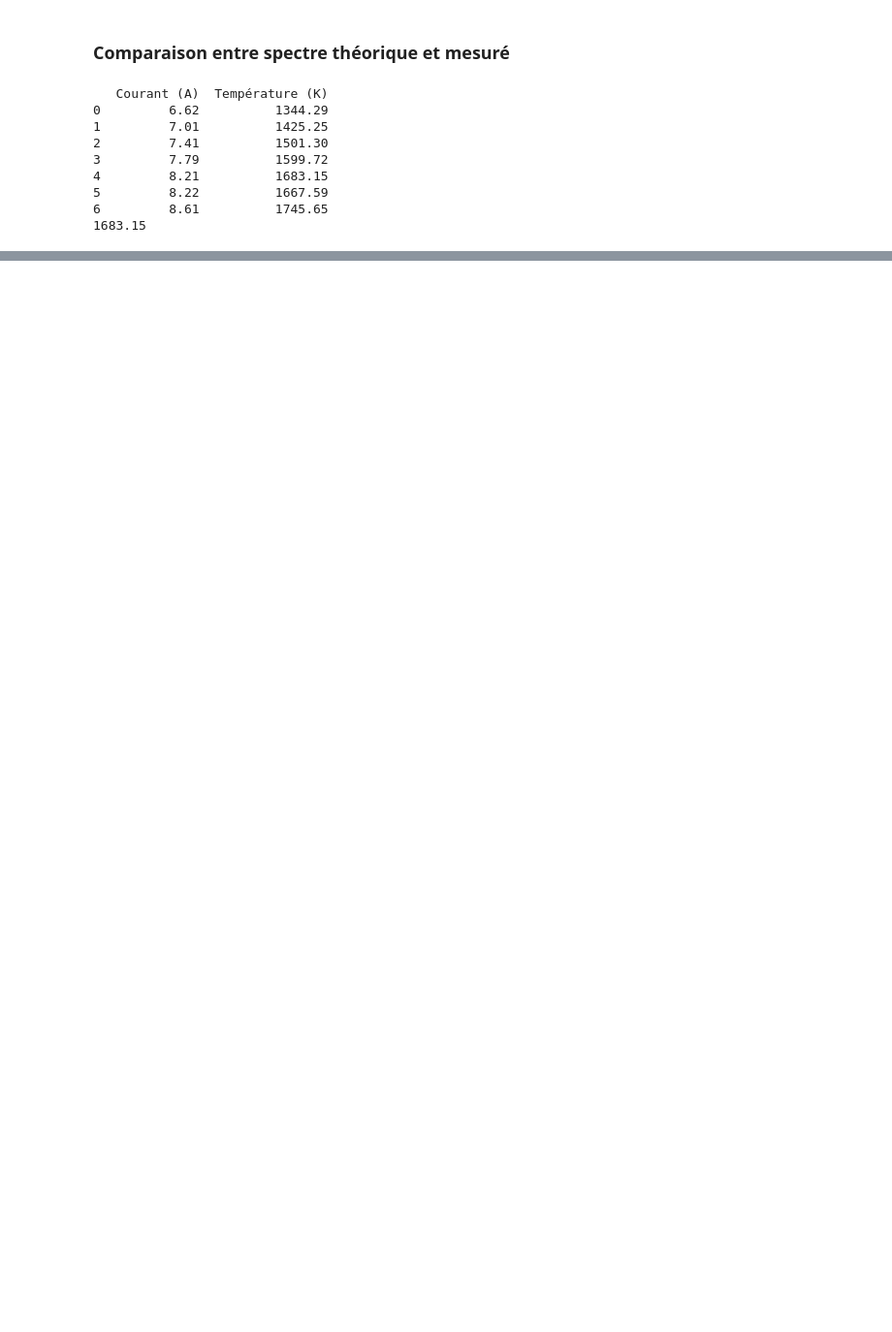
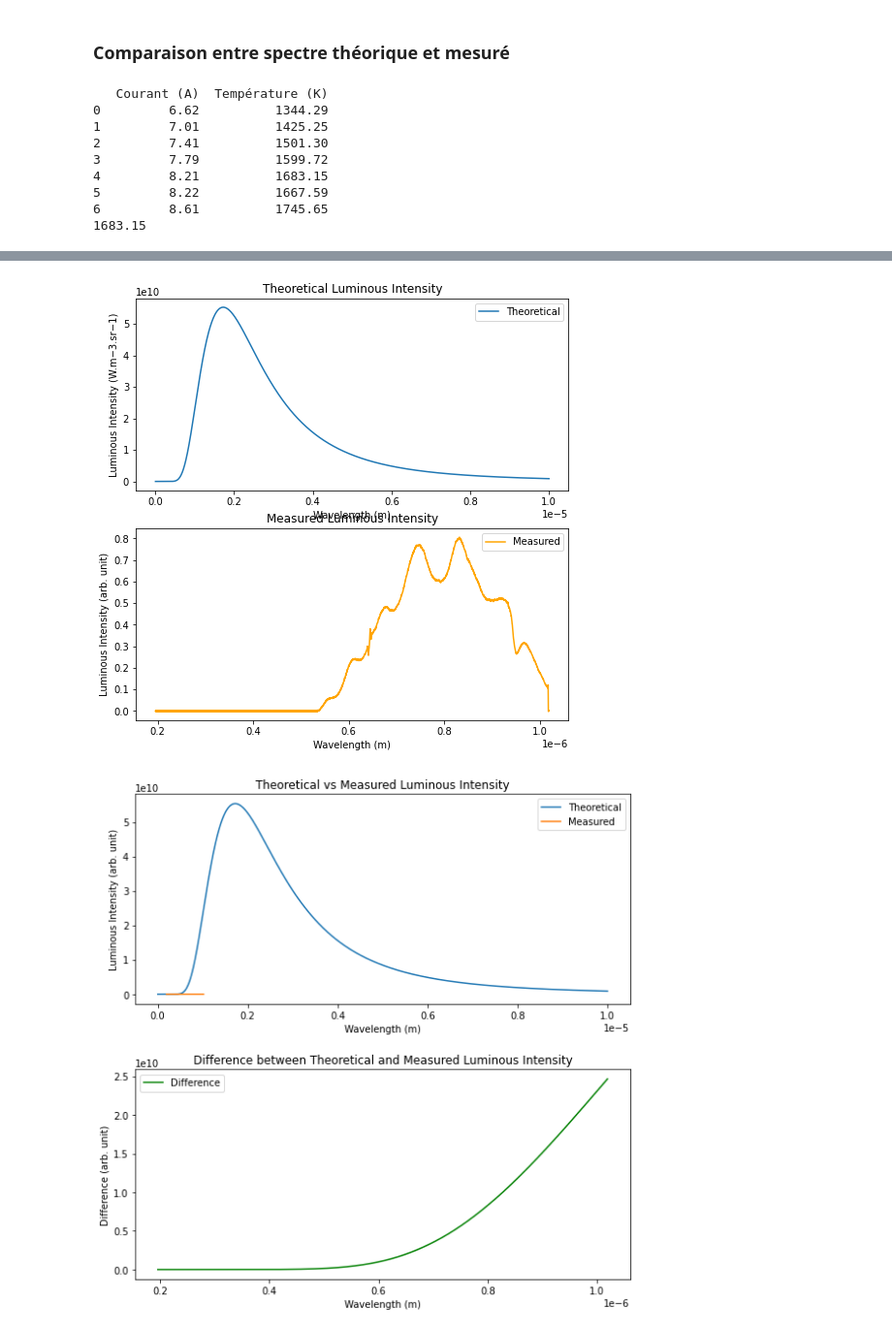
Before and after one commit to mboissiere/activites-experimentales, a Jupyter notebook: thermique.ipynb, the cells around one changed output, grey strips where cells are left out. Shown at 97% size. Cells and saved outputs as stored; diff of their text form; code cells hidden in the pictures; blank space fills up the shorter version.

```diff
--- a/thermique.ipynb
+++ b/thermique.ipynb
@@ -63,16 +76,17 @@ ValueError: Length mismatch: Expected axis has 6 elements, new values have 3 ele
+# %%
+# Convert wavelength to meters
+df['wavelength (m)'] = df['wavelength (nm)'] * 1e-9  # Assuming wavelength is in nanometers, convert to meters
+
+# For theoretical plotting of Planck's law
+lambda_min = 1e-9  # Minimum wavelength in meters
+lambda_max = 1e-5  # Maximum wavelength in meters
+nb_lambdas = 1000  # Number of wavelengths for the theoretical sample
 # %%
-
-# Read the file into a DataFrame
-df = pd.read_csv('data/Courant701mA.txt', sep=';', names=['wavelength (nm)', 'luminous_intensity (arb. unit)'])
-
-# Convert wavelength to meters
-df['wavelength (m)'] = df['wavelength (nm)'] * 1e-9  # Assuming wavelength is in nanometers, convert to meters
-
 # Compute theoretical luminous intensity using Planck's law
-df['theoretical_luminous_intensity'] = (2 * h * c**2) / (df['wavelength (m)']**5 * (np.exp((h * c) / (df['wavelength (m)'] * kB * T)) - 1))
+df['theoretical luminous intensity (W.m−3.sr−1)'] = (2 * h * c**2) / (df['wavelength (m)']**5 * (np.exp((h * c) / (df['wavelength (m)'] * kB * T)) - 1))
 
 # Compute the difference between theoretical and measured luminous intensity
-df['difference'] = df['theoretical_luminous_intensity'] - df['luminous_intensity (arb. unit)']
+df['difference'] = df['theoretical luminous intensity (W.m−3.sr−1)'] - df['average luminous intensity (arb. unit)']
 
 # Add a sample of wavelengths
 sample_wavelengths = np.linspace(lambda_min, lambda_max, num=nb_lambdas)
@@ -84,12 +98,12 @@ fig1, axs1 = plt.subplots(2, 1, figsize=(8, 8))
 # Plot the theoretical luminous intensity
 axs1[0].plot(sample_wavelengths, sample_theoretical_luminous_intensity, label='Theoretical')
 axs1[0].set_xlabel('Wavelength (m)')
-axs1[0].set_ylabel('Luminous Intensity (arb. unit)')
+axs1[0].set_ylabel('Luminous Intensity (W.m−3.sr−1)')
 axs1[0].set_title('Theoretical Luminous Intensity')
 axs1[0].legend()
 
 # Plot the measured luminous intensity
-axs1[1].plot(df['wavelength (m)'], df['luminous_intensity (arb. unit)'], label='Measured', color='orange')
+axs1[1].plot(df['wavelength (m)'], df['average luminous intensity (arb. unit)'], label='Measured', color='orange')
 axs1[1].set_xlabel('Wavelength (m)')
 axs1[1].set_ylabel('Luminous Intensity (arb. unit)')
 axs1[1].set_title('Measured Luminous Intensity')
@@ -97,31 +111,38 @@ axs1[1].legend()
 
 # Create the second window with one plot for both theoretical and measured intensity, and one plot for the difference
 fig2, axs2 = plt.subplots(2, 1, figsize=(8, 8))
 
 # Plot both theoretical and measured luminous intensity on the same graph
 axs2[0].plot(sample_wavelengths, sample_theoretical_luminous_intensity, label='Theoretical')
-axs2[0].plot(df['wavelength (m)'], df['luminous_intensity (arb. unit)'], label='Measured')
+axs2[0].plot(df['wavelength (m)'], df['average luminous intensity (arb. unit)'], label='Measured')
 axs2[0].set_xlabel('Wavelength (m)')
 axs2[0].set_ylabel('Luminous Intensity (arb. unit)')
 axs2[0].set_title('Theoretical vs Measured Luminous Intensity')
 axs2[0].legend()
 
 # Plot the difference between theoretical and measured luminous intensity
 axs2[1].plot(df['wavelength (m)'], df['difference'], label='Difference', color='green')
 axs2[1].set_xlabel('Wavelength (m)')
 axs2[1].set_ylabel('Difference (arb. unit)')
 axs2[1].set_title('Difference between Theoretical and Measured Luminous Intensity')
 axs2[1].legend()
 
 # Adjust the spacing between subplots in both windows
 plt.tight_layout()
 
 # Show both plots
 plt.show()
 
 # Print the DataFrame
 print(df)
 
 # Rappel : on a 3 jeux de données pour chaque truc, on peut peut-être moyenner
 # Peut-être justement en montrant plot de 701 dire : ouais c'est pas ouf pour fit, ça rend mieux plus tard.
+
+# Faire spectre de Planck mais seulement sur le domaine qu'on mesure limité
+#  Peut etre aussi faire du relatif et borner à 1 la mesure
+# Mais ce sera juste un facteur multiplicatif, pas d'offset
+# et oui la descente c'est que ça mesure mal dans l'infrarouge
 # %% [output]
+[figure, added]
+[figure, added]
```
Also changed, not shown: parts of 9 cells of this notebook.
